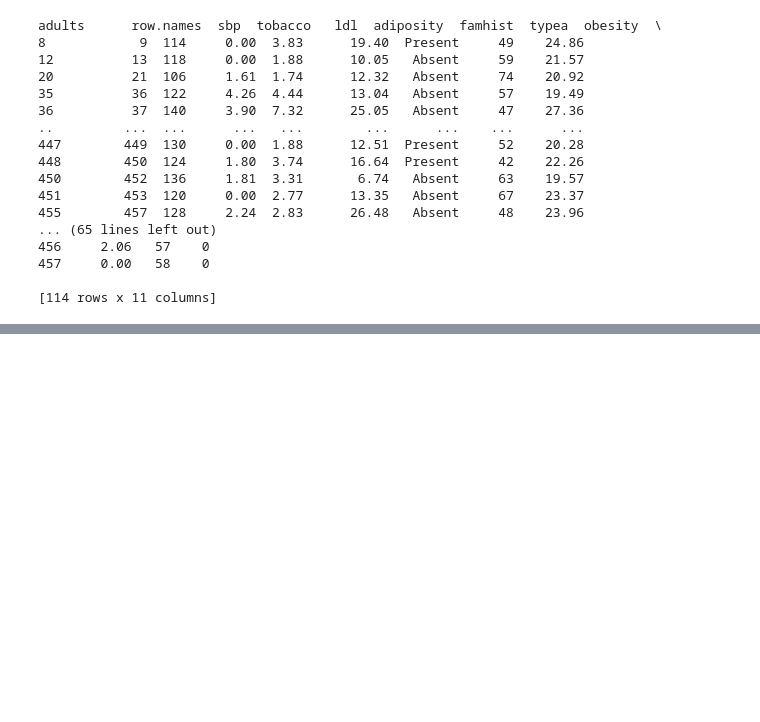
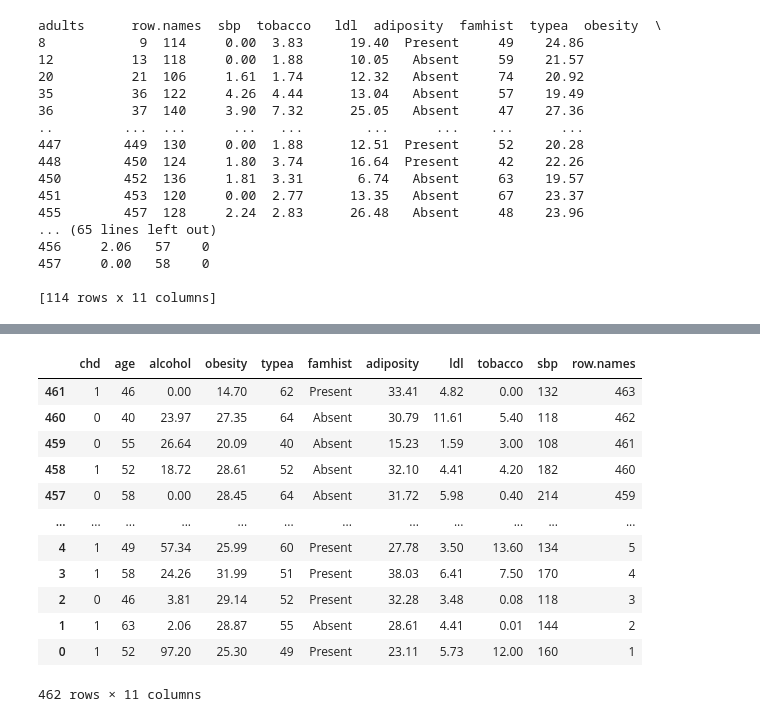
Before and after one commit to Shireesha-perspective-data/Data-Extraction-and-Preprocessing-using-Pandas, a Jupyter notebook: CHD_coronary_file.ipynb, the cells around one changed output, grey strips where cells are left out. Saved outputs shown, nothing was run; the diff lists cells and outputs as text; code cells hidden in the pictures; blank space fills up the shorter version.

```diff
--- a/CHD_coronary_file.ipynb
+++ b/CHD_coronary_file.ipynb
@@ -214,0 +265,16 @@ adults      row.names  sbp  tobacco   ldl  adiposity  famhist  typea  obesity  \
+# %%
+df.loc[::-1,::-1] # row and col reverse
+# %% [output]
+|  | chd | age | alcohol | obesity | typea | famhist | adiposity | ldl | tobacco | sbp | row.names |
+| 461 | 1 | 46 | 0.00 | 14.70 | 62 | Present | 33.41 | 4.82 | 0.00 | 132 | 463 |
+| 460 | 0 | 40 | 23.97 | 27.35 | 64 | Absent | 30.79 | 11.61 | 5.40 | 118 | 462 |
+| 459 | 0 | 55 | 26.64 | 20.09 | 40 | Absent | 15.23 | 1.59 | 3.00 | 108 | 461 |
+| 458 | 1 | 52 | 18.72 | 28.61 | 52 | Absent | 32.10 | 4.41 | 4.20 | 182 | 460 |
+| 457 | 0 | 58 | 0.00 | 28.45 | 64 | Absent | 31.72 | 5.98 | 0.40 | 214 | 459 |
+| ... | ... | ... | ... | ... | ... | ... | ... | ... | ... | ... | ... |
+| 4 | 1 | 49 | 57.34 | 25.99 | 60 | Present | 27.78 | 3.50 | 13.60 | 134 | 5 |
+| 3 | 1 | 58 | 24.26 | 31.99 | 51 | Present | 38.03 | 6.41 | 7.50 | 170 | 4 |
+| 2 | 0 | 46 | 3.81 | 29.14 | 52 | Present | 32.28 | 3.48 | 0.08 | 118 | 3 |
+| 1 | 1 | 63 | 2.06 | 28.87 | 55 | Absent | 28.61 | 4.41 | 0.01 | 144 | 2 |
+| 0 | 1 | 52 | 97.20 | 25.30 | 49 | Present | 23.11 | 5.73 | 12.00 | 160 | 1 |
+462 rows × 11 columns
```
Also changed, not shown: parts of 22 cells of this notebook.
